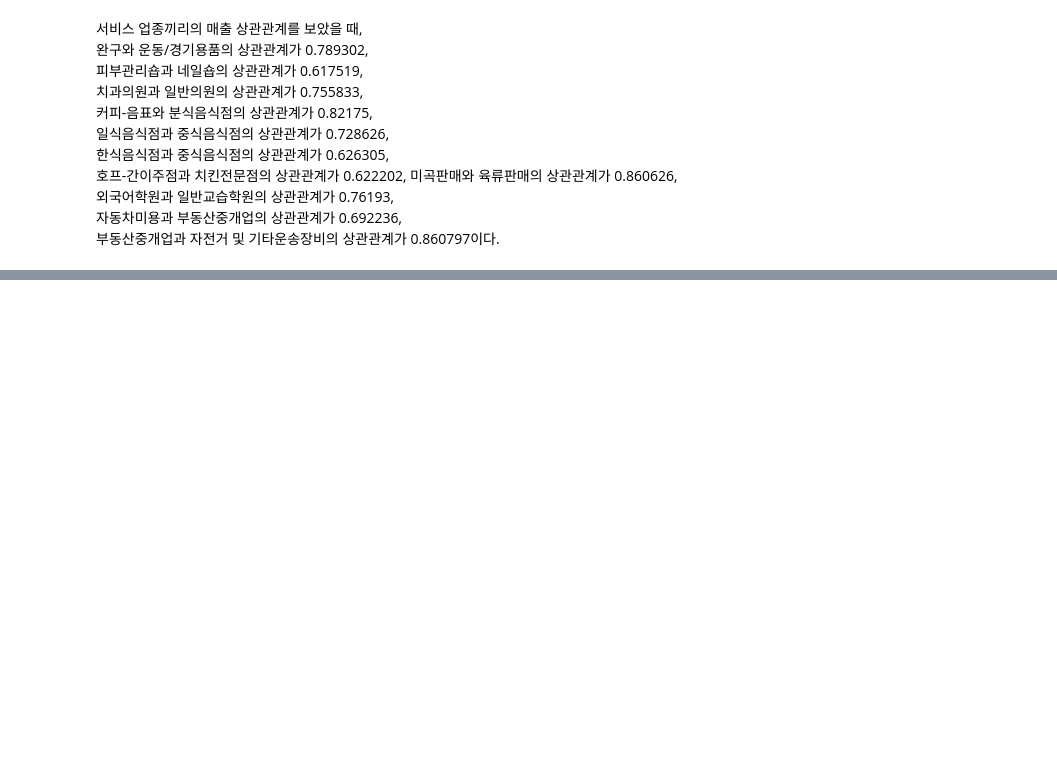
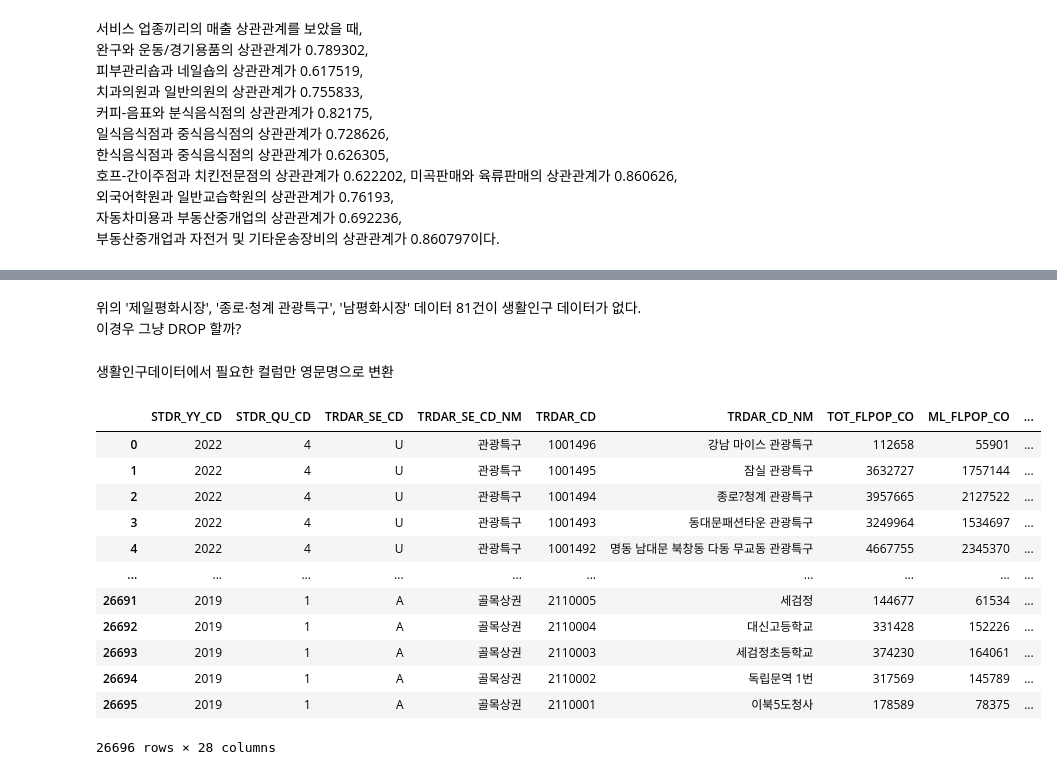
Before and after one commit to jisooyoon22/cw_data, a Jupyter notebook: 윤지수/상권분석_수정.ipynb, the cells around one changed output, grey strips where cells are left out. Drawn from its saved outputs; the diff is of its cells as text; code cells hidden in the pictures; blank space fills up the shorter version.

```diff
--- a/윤지수/상권분석_수정.ipynb
+++ b/윤지수/상권분석_수정.ipynb
@@ -916,0 +990,51 @@ THSMON_SELNG_AMT자전거 및 기타운송장비                           NaN
+# %% [markdown]
+위의 '제일평화시장', '종로·청계 관광특구', '남평화시장' 데이터 81건이 생활인구 데이터가 없다.
+이경우 그냥 DROP 할까?
+# %%
+pop.rename(columns = {'기준 년코드':'STDR_YY_CD',
+                      '기준_분기_코드':'STDR_QU_CD',
+                      '상권_구분_코드':'TRDAR_SE_CD',
+                      ' 상권_구분_코드_명':'TRDAR_SE_CD_NM',
+                      '상권_코드':'TRDAR_CD',
+                      '상권_코드_명':'TRDAR_CD_NM',
+                      '총_생활인구_수' : 'TOT_FLPOP_CO',
+                      '남성_생활인구_수' : 'ML_FLPOP_CO',
+                      '여성_생활인구_수' : 'FML_FLPOP_CO',
+                      '연령대_10_생활인구_수' : 'AGRDE_10_FLPOP_CO',
+                      '연령대_20_생활인구_수' : 'AGRDE_20_FLPOP_CO',
+                      '연령대_30_생활인구_수' : 'AGRDE_30_FLPOP_CO',
+                      '연령대_40_생활인구_수' : 'AGRDE_40_FLPOP_CO',
+                      '연령대_50_생활인구_수' : 'AGRDE_50_FLPOP_CO',
+                      '연령대_60_이상_생활인구_수' : 'AGRDE_60_ABOVE_FLPOP_CO',
+                      '시간대_1_생활인구_수' : 'TMZON_1_FLPOP_CO',
+                      '시간대_2_생활인구_수' : 'TMZON_2_FLPOP_CO',
+                      '시간대_3_생활인구_수' : 'TMZON_3_FLPOP_CO',
+                      '시간대_4_생활인구_수' : 'TMZON_4_FLPOP_CO',
+                      '시간대_5_생활인구_수' : 'TMZON_5_FLPOP_CO',
+                      '시간대_6_생활인구_수' : 'TMZON_6_FLPOP_CO',
+                      '월요일_생활인구_수' : 'MON_FLPOP_CO',
+                      '화요일_생활인구_수' : 'TUES_FLPOP_CO',
+                      '수요일_생활인구_수' : 'WED_FLPOP_CO',
+                      '목요일_생활인구_수' : 'THUR_FLPOP_CO',
+                      '금요일_생활인구_수' : 'FRI_FLPOP_CO',
+                      '토요일_생활인구_수' : 'SAT_FLPOP_CO',
+                      '일요일_생활인구_수' : 'SUN_FLPOP_CO'}, inplace =True)
+# %% [markdown]
+생활인구데이터에서 필요한 컬럼만 영문명으로 변환
+# %%
+pop = pop.iloc[:,:28] ### 분석에 사용할 데이터만
+pop
+# %% [output]
+|  | STDR_YY_CD | STDR_QU_CD | TRDAR_SE_CD | TRDAR_SE_CD_NM | TRDAR_CD | TRDAR_CD_NM | TOT_FLPOP_CO | ML_FLPOP_CO | ... |
+| 0 | 2022 | 4 | U | 관광특구 | 1001496 | 강남 마이스 관광특구 | 112658 | 55901 | ... |
+| 1 | 2022 | 4 | U | 관광특구 | 1001495 | 잠실 관광특구 | 3632727 | 1757144 | ... |
+| 2 | 2022 | 4 | U | 관광특구 | 1001494 | 종로?청계 관광특구 | 3957665 | 2127522 | ... |
+| 3 | 2022 | 4 | U | 관광특구 | 1001493 | 동대문패션타운 관광특구 | 3249964 | 1534697 | ... |
+| 4 | 2022 | 4 | U | 관광특구 | 1001492 | 명동 남대문 북창동 다동 무교동 관광특구 | 4667755 | 2345370 | ... |
+| ... | ... | ... | ... | ... | ... | ... | ... | ... | ... |
+| 26691 | 2019 | 1 | A | 골목상권 | 2110005 | 세검정 | 144677 | 61534 | ... |
+| 26692 | 2019 | 1 | A | 골목상권 | 2110004 | 대신고등학교 | 331428 | 152226 | ... |
+| 26693 | 2019 | 1 | A | 골목상권 | 2110003 | 세검정초등학교 | 374230 | 164061 | ... |
+| 26694 | 2019 | 1 | A | 골목상권 | 2110002 | 독립문역 1번 | 317569 | 145789 | ... |
+| 26695 | 2019 | 1 | A | 골목상권 | 2110001 | 이북5도청사 | 178589 | 78375 | ... |
+26696 rows × 28 columns
```
Also changed, not shown: parts of 24 cells of this notebook, 1 other file.
